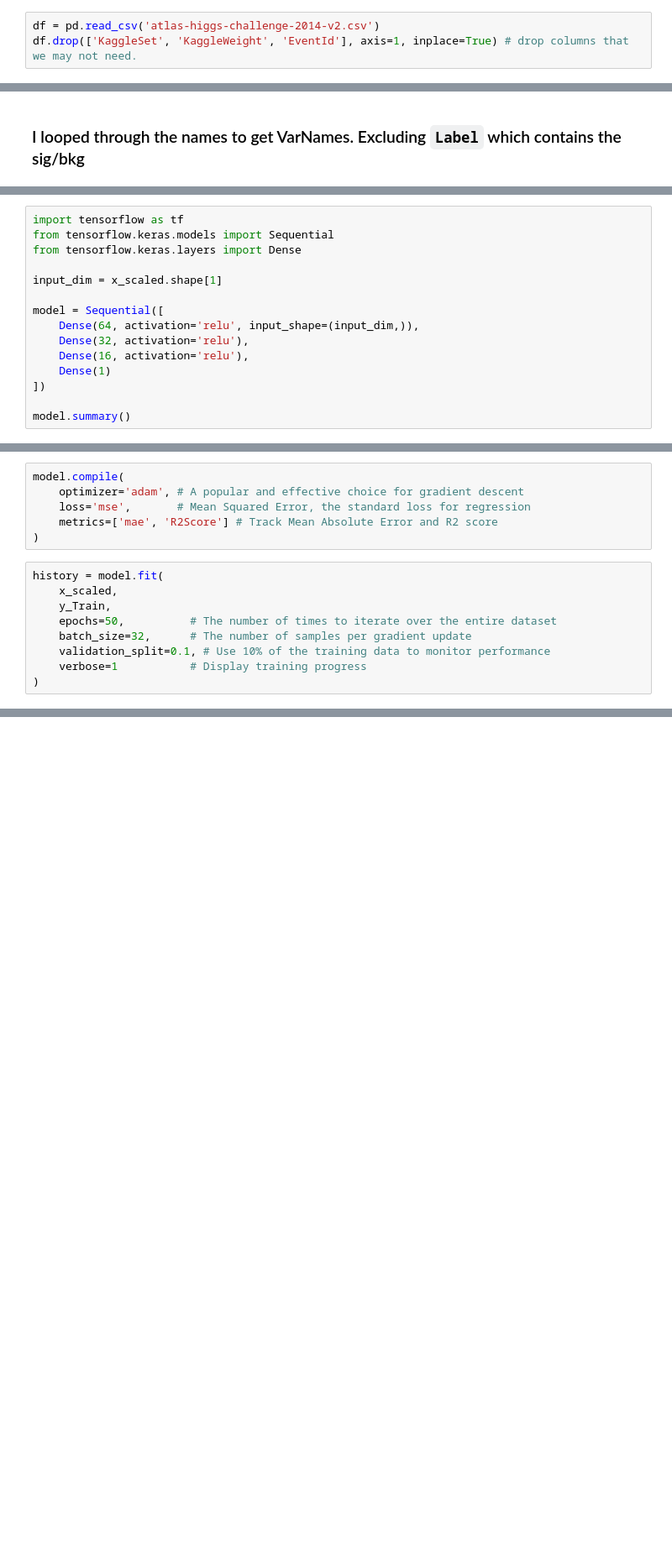
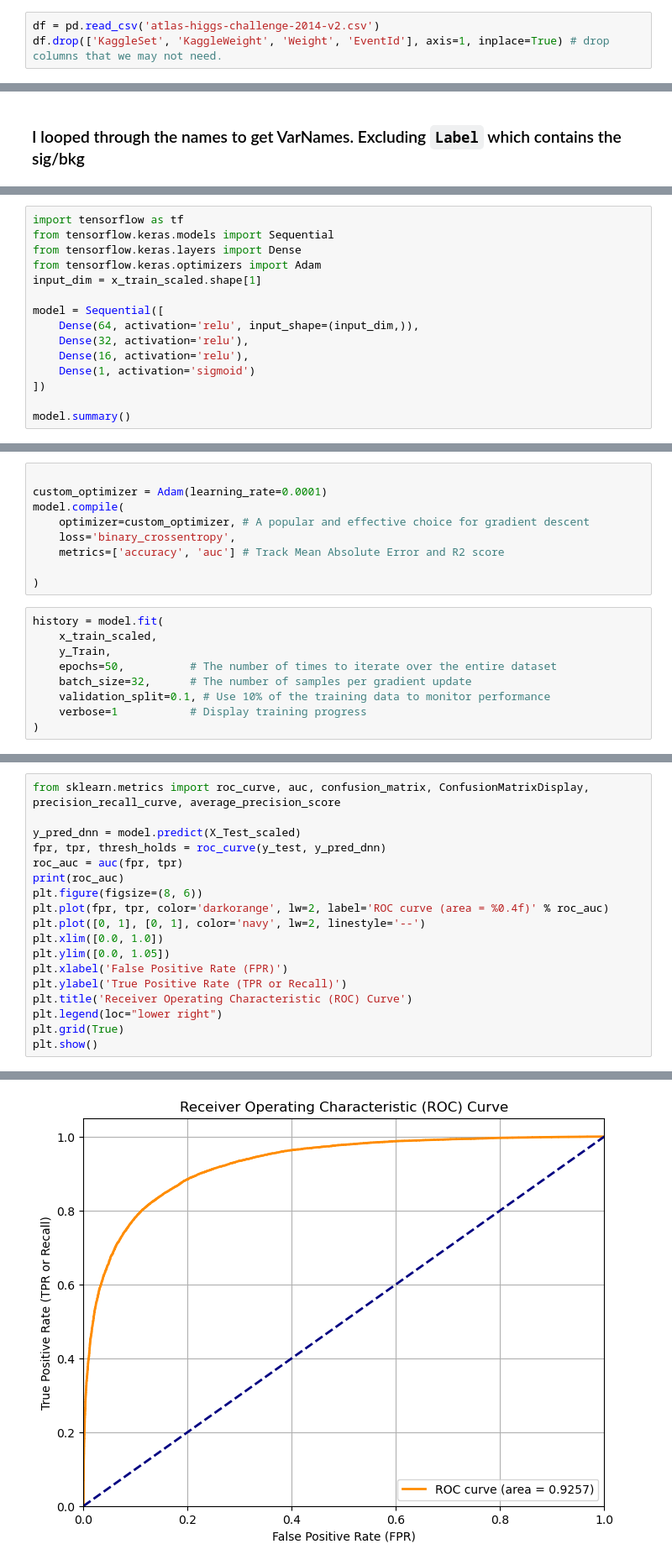
Before and after one commit to Bilalharoon/DATA3402FinalProject, a Jupyter notebook: DATA_3402_Rough_Draft.ipynb, the cells around one changed output, grey strips where cells are left out. Shown: that part at 84% size. Saved outputs shown, nothing was run; the diff lists cells and outputs as text; blank space fills up the shorter version.

```diff
--- a/DATA_3402_Rough_Draft.ipynb
+++ b/DATA_3402_Rough_Draft.ipynb
@@ -38,7 +38,7 @@ import matplotlib.pyplot as plt
 import numpy as np
 # %%
 df = pd.read_csv('atlas-higgs-challenge-2014-v2.csv')
-df.drop(['KaggleSet', 'KaggleWeight', 'EventId'], axis=1, inplace=True) # drop columns that we may not need.
+df.drop(['KaggleSet', 'KaggleWeight', 'Weight', 'EventId'], axis=1, inplace=True) # drop columns that we may not need.
 # %%
 df.head(5) # sanity check
 # %% [output]
@@ -147,14 +84,14 @@ Not much better, this means no feature is highly correlleted to the data and the
 import tensorflow as tf
 from tensorflow.keras.models import Sequential
 from tensorflow.keras.layers import Dense
-
-input_dim = x_scaled.shape[1]
+from tensorflow.keras.optimizers import Adam
+input_dim = x_train_scaled.shape[1]
 
 model = Sequential([
     Dense(64, activation='relu', input_shape=(input_dim,)),
     Dense(32, activation='relu'),
     Dense(16, activation='relu'),
-    Dense(1)
+    Dense(1, activation='sigmoid')
 ])
 
 model.summary()
@@ -163,12 +114,15 @@ ValueError: Cannot convert '31' to a shape.
 # %%
+
+custom_optimizer = Adam(learning_rate=0.0001)
 model.compile(
-    optimizer='adam', # A popular and effective choice for gradient descent
-    loss='mse',       # Mean Squared Error, the standard loss for regression
-    metrics=['mae', 'R2Score'] # Track Mean Absolute Error and R2 score
+    optimizer=custom_optimizer, # A popular and effective choice for gradient descent
+    loss='binary_crossentropy',
+    metrics=['accuracy', 'auc'] # Track Mean Absolute Error and R2 score
+
 )
 # %%
 history = model.fit(
-    x_scaled,
+    x_train_scaled,
     y_Train,
     epochs=50,          # The number of times to iterate over the entire dataset
     batch_size=32,      # The number of samples per gradient update
@@ -183,0 +150,19 @@ Invalid input shape for input Tensor("data:0", shape=(None, 31), dtype=float32).
+# %%
+from sklearn.metrics import roc_curve, auc, confusion_matrix, ConfusionMatrixDisplay, precision_recall_curve, average_precision_score
+
+y_pred_dnn = model.predict(X_Test_scaled)
+fpr, tpr, thresh_holds = roc_curve(y_test, y_pred_dnn)
+roc_auc = auc(fpr, tpr)
+print(roc_auc)
+plt.figure(figsize=(8, 6))
+plt.plot(fpr, tpr, color='darkorange', lw=2, label='ROC curve (area = %0.4f)' % roc_auc)
+plt.plot([0, 1], [0, 1], color='navy', lw=2, linestyle='--')
+plt.xlim([0.0, 1.0])
+plt.ylim([0.0, 1.05])
+plt.xlabel('False Positive Rate (FPR)')
+plt.ylabel('True Positive Rate (TPR or Recall)')
+plt.title('Receiver Operating Characteristic (ROC) Curve')
+plt.legend(loc="lower right")
+plt.grid(True)
+plt.show()
+# %% [output]
@@ -183,0 +171 @@ Invalid input shape for input Tensor("data:0", shape=(None, 31), dtype=float32).
+[figure, added]
```
Also changed, not shown: parts of 17 cells of this notebook.
